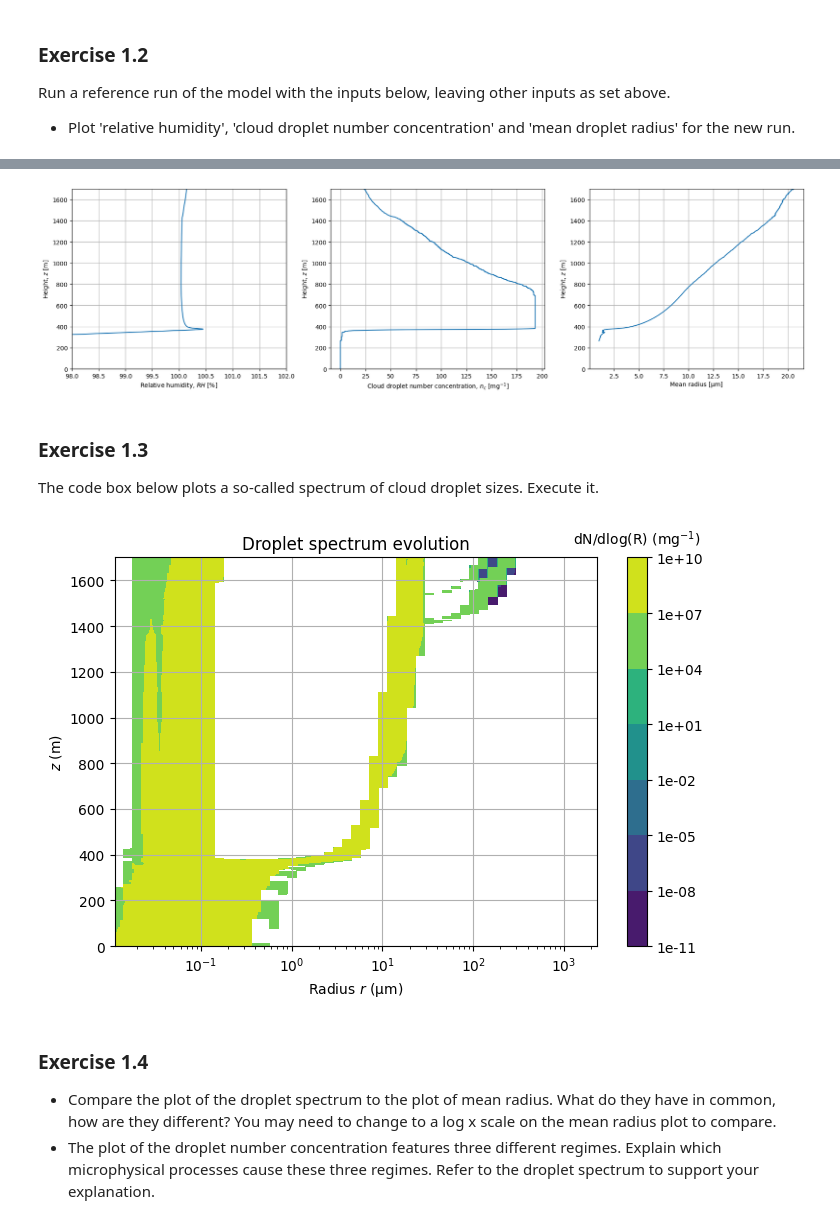
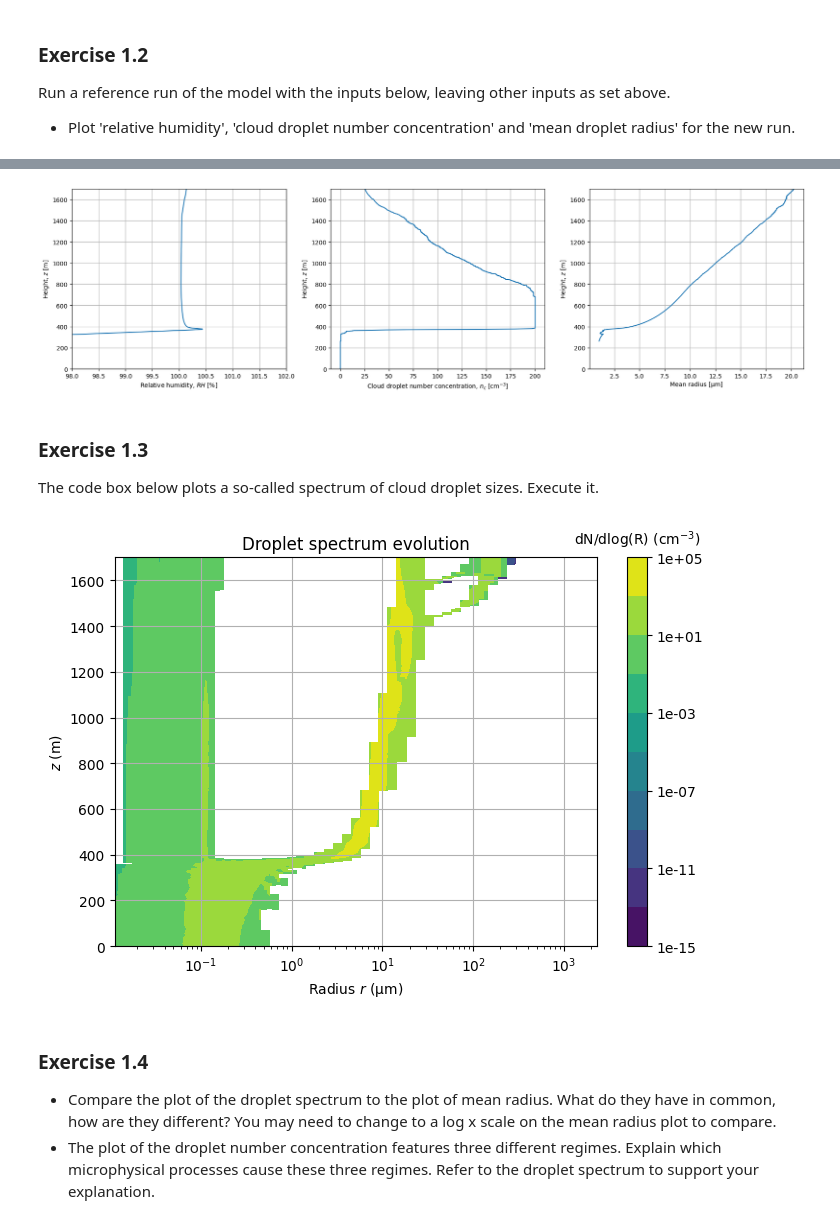
Before and after one commit to zrowland885/PyLCM_edu, a Jupyter notebook: aesm5110c_exercise.ipynb, the cells around one changed output, grey strips where cells are left out. Drawn from its saved outputs; the diff is of its cells as text; code cells hidden in the pictures.

Commit message:
Fixed incorrect units in DSD plots and overal incorrect usage of mg-1 instead of cm-3 in printing

```diff
--- a/aesm5110c_exercise.ipynb
+++ b/aesm5110c_exercise.ipynb
@@ -426,7 +426,7 @@ axs[0].set_xlim(98,102)
 # AX 2
 
 axs[1].plot(reference_run['nc'], reference_run['z_parcel'])
-axs[1].set_xlabel('Cloud droplet number concentration, $n_c$ [mg$^{-1}$]')
+axs[1].set_xlabel('Cloud droplet number concentration, $n_c$ [cm$^{-3}$]')
 
 # AX 3
 
@@ -441,7 +441,7 @@ for ax in axs:
 plt.tight_layout()
 plt.show()
 # %% [output]
-[figure, old version]
+[figure, new version]
 # %% [markdown]
 ### Exercise 1.3
 
@@ -449,20 +449,20 @@ The code box below plots a so-called spectrum of cloud droplet sizes. Execute it
 # %%
 fig, ax = plt.subplots(figsize=(7,5))
 
-contour = ax.contourf(1e6*rm_spec, reference_run['z_parcel'], reference_run['spectra'], norm=matplotlib.colors.LogNorm())#, levels=np.logspace(2, 10, 20))
+contour = ax.contourf(1e6*rm_spec, reference_run['z_parcel'], reference_run['spectra'] * rm_spec, norm=matplotlib.colors.LogNorm())#, levels=np.logspace(2, 10, 20))
 cbar = plt.colorbar(contour, ax=ax, format="%.0e")
 
 ax.set_title('Droplet spectrum evolution')
 ax.set_xlabel('Radius $r$ (µm)')
 ax.set_ylabel('$z$ (m)')
-cbar.ax.set_title('dN/dlog(R) (mg$^{-1}$)', fontsize = 10, pad = 10)
+cbar.ax.set_title('dN/dlog(R) (cm$^{-3}$)', fontsize = 10, pad = 10)
 ax.set_xscale('log')
 ax.grid()
 
 plt.tight_layout()
 plt.show()
 # %% [output]
-[figure, old version]
+[figure, new version]
 # %% [markdown]
 ### Exercise 1.4
 
```
Also changed, not shown: parts of 11 cells of this notebook, 2 other files.
